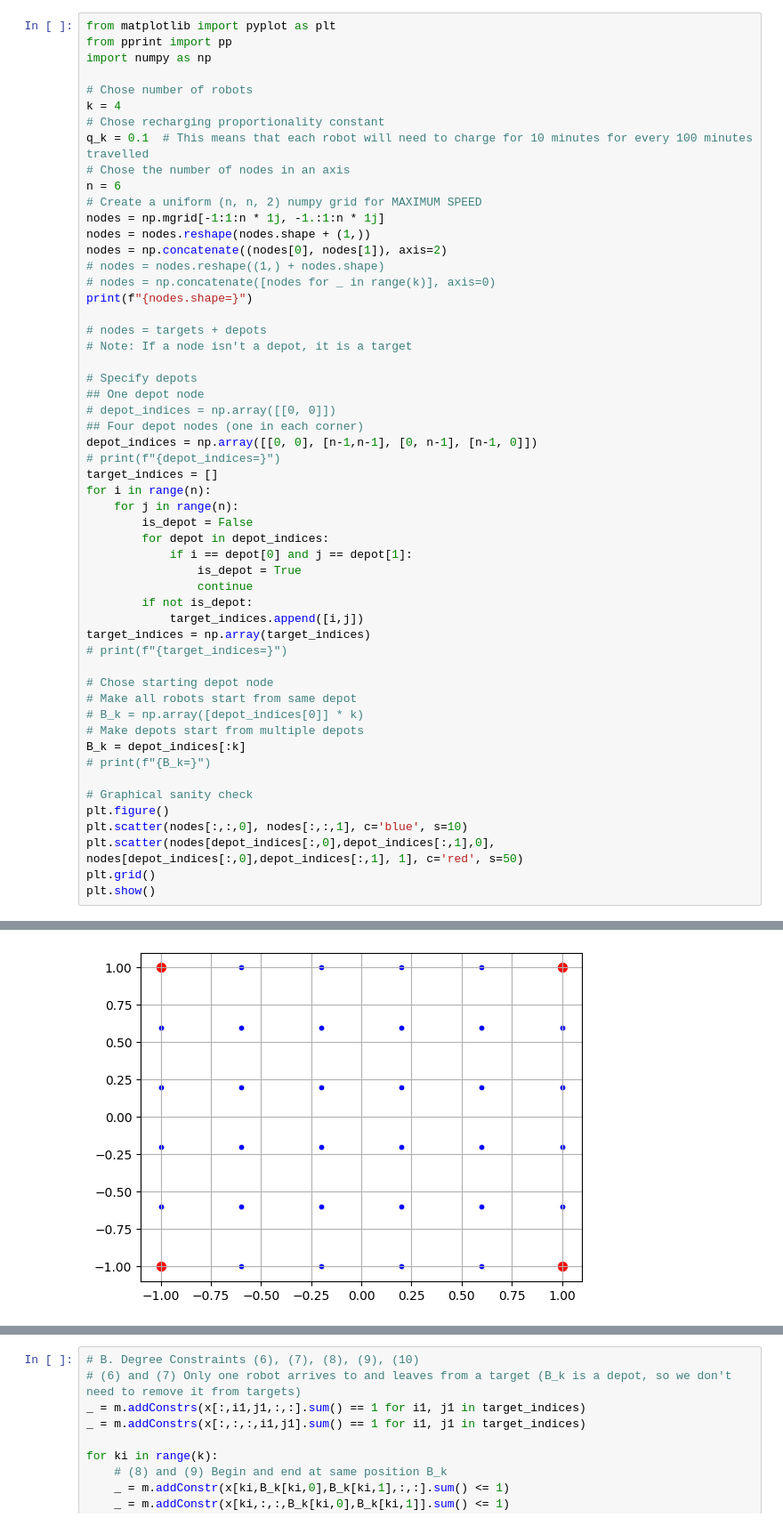
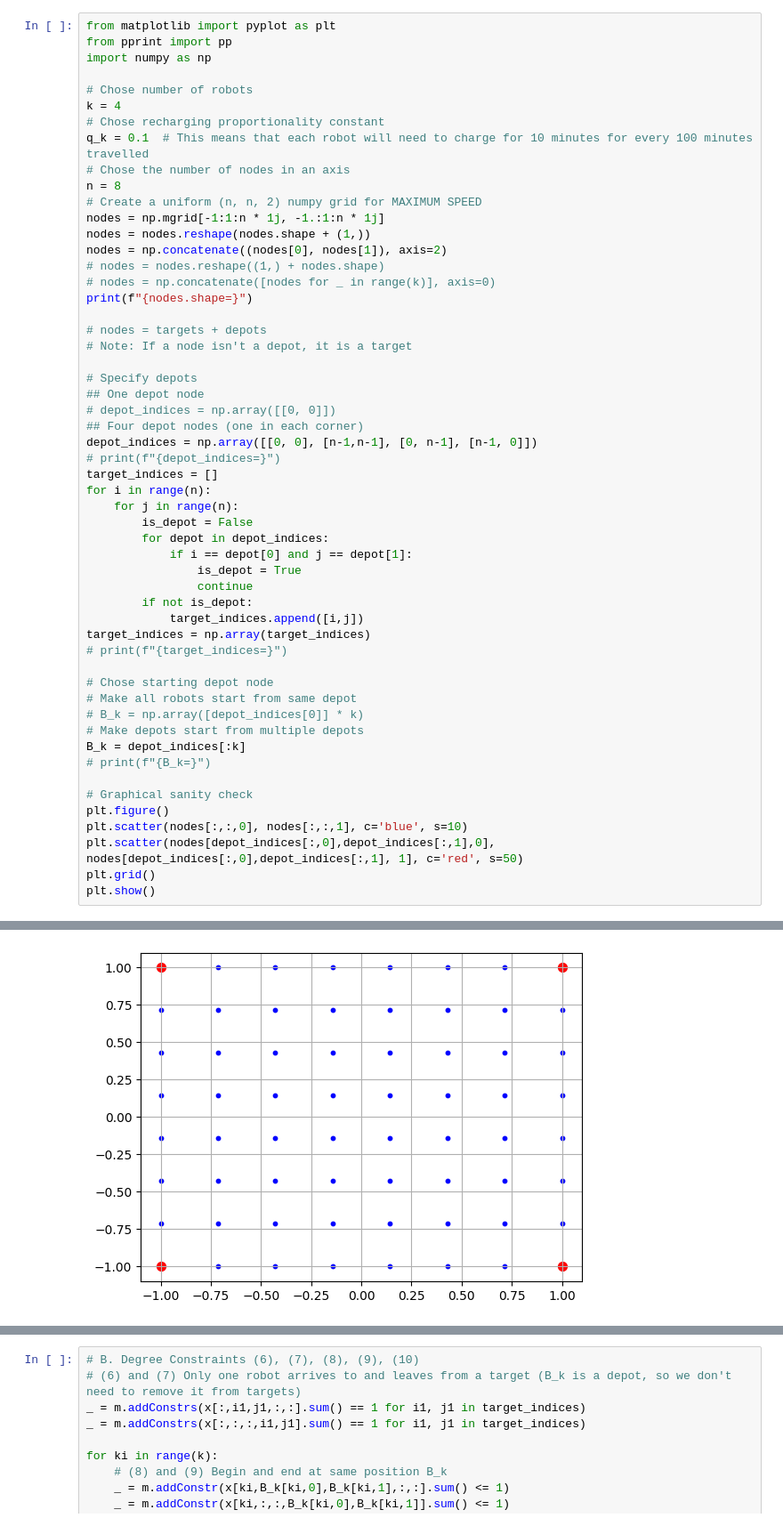
Before and after one commit to nestlab-bae-mqp-2024/mrpcp-solvers, a Jupyter notebook: jupyter/2015_mrpcp/2015_mrpcp_yasars_attempt.ipynb, the cells around one changed output, grey strips where cells are left out. Shown at 89% size. Drawn from its saved outputs; the diff is of its cells as text.

```diff
--- a/jupyter/2015_mrpcp/2015_mrpcp_yasars_attempt.ipynb
+++ b/jupyter/2015_mrpcp/2015_mrpcp_yasars_attempt.ipynb
@@ -8,7 +8,7 @@ k = 4
 # Chose recharging proportionality constant
 q_k = 0.1  # This means that each robot will need to charge for 10 minutes for every 100 minutes travelled
 # Chose the number of nodes in an axis
-n = 6
+n = 8
 # Create a uniform (n, n, 2) numpy grid for MAXIMUM SPEED
 nodes = np.mgrid[-1:1:n * 1j, -1.:1:n * 1j]
 nodes = nodes.reshape(nodes.shape + (1,))
@@ -57,4 +57,4 @@ nodes.shape=(6, 6, 2)
-[figure, old version]
+[figure, new version]
 # %%
 import itertools
 
```
Also changed, not shown: parts of 5 cells of this notebook.
